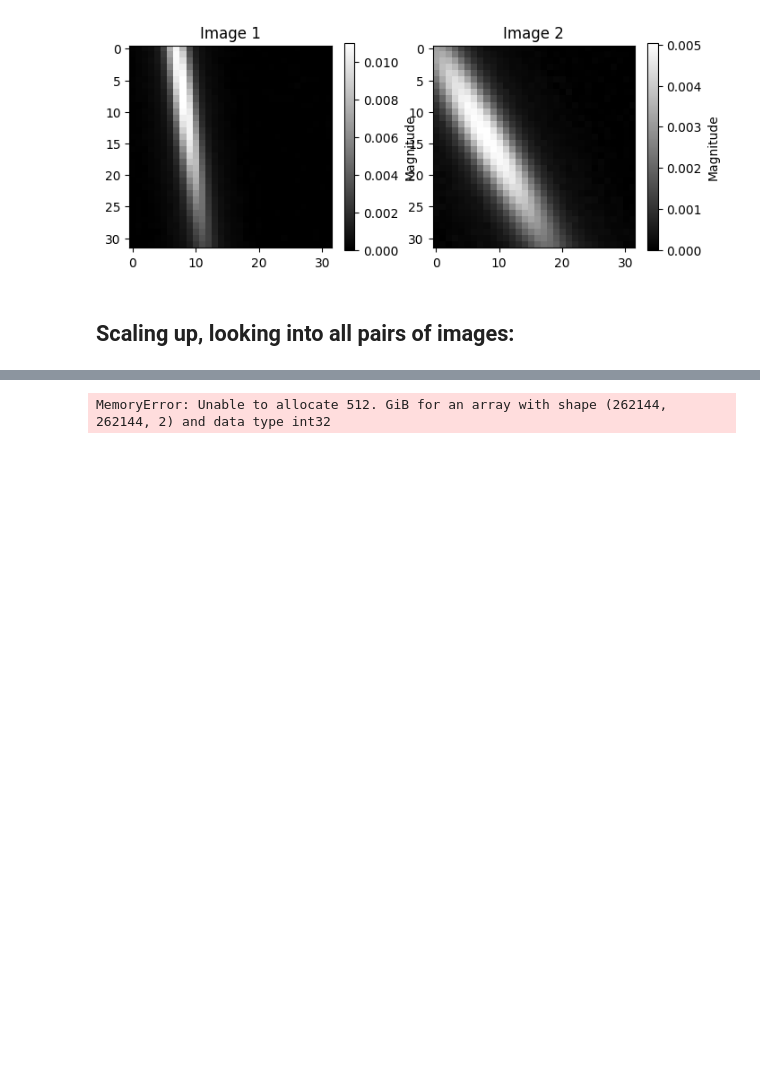
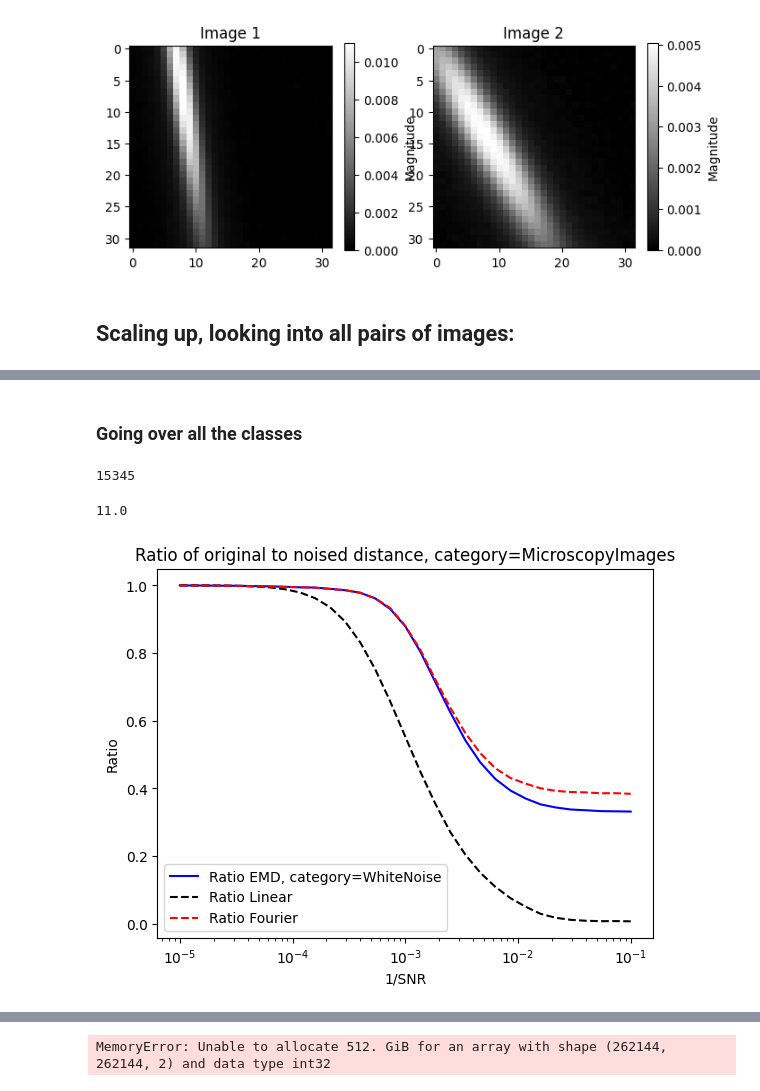
Before and after one commit to warik21/Thesis, a Jupyter notebook: Playground.ipynb, the cells around one changed output, grey strips where cells are left out. Saved outputs shown, nothing was run; the diff lists cells and outputs as text; code cells hidden in the pictures; blank space fills up the shorter version.

Commit message:
Saw amazing results showing that all classes act the same way. This does not make sense. I will investigate further, since it does not coincide with the scatter plots from earlier notebooks.

```diff
--- a/Playground.ipynb
+++ b/Playground.ipynb
@@ -164,0 +165,2 @@ plt.show()
+# %% [markdown]
+### Going over all the classes
@@ -164,0 +206,27 @@ plt.show()
+# %%
+len(df_im_l1.index)
+# %% [output]
+15345
+# %%
+15345 / (45*31)
+# %% [output]
+11.0
+# %%
+category_index = 7
+subset = df_im_l1[df_im_l1['Category'] == category_names[category_index]]
+subset = df_im_l1.drop(['Category','image1_index', 'image2_index'], axis=1)
+df_grouped = subset.groupby('Noise').mean().reset_index()
+# %%
+plt.plot(1/df_grouped['SNR'], 1 / df_grouped['Wasserstein Ratio'], label=f'Ratio EMD, category={category}', color='blue')
+plt.plot(1/df_grouped['SNR'], df_grouped['L2 Ratio'], label='Ratio Linear', color='black', linestyle='--')
+plt.plot(1/df_grouped['SNR'], 1 / df_grouped['Fourier Ratio'], label='Ratio Fourier', color='red', linestyle='--')
+
+plt.xscale('log')
+plt.title(f'Ratio of original to noised distance, category={category_names[category_index]}')
+plt.xlabel('1/SNR')
+plt.ylabel('Ratio')
+plt.legend()
+
+plt.show()
+# %% [output]
+[figure, added]
```
Also changed, not shown: parts of 5 cells of this notebook, 1 other file.
